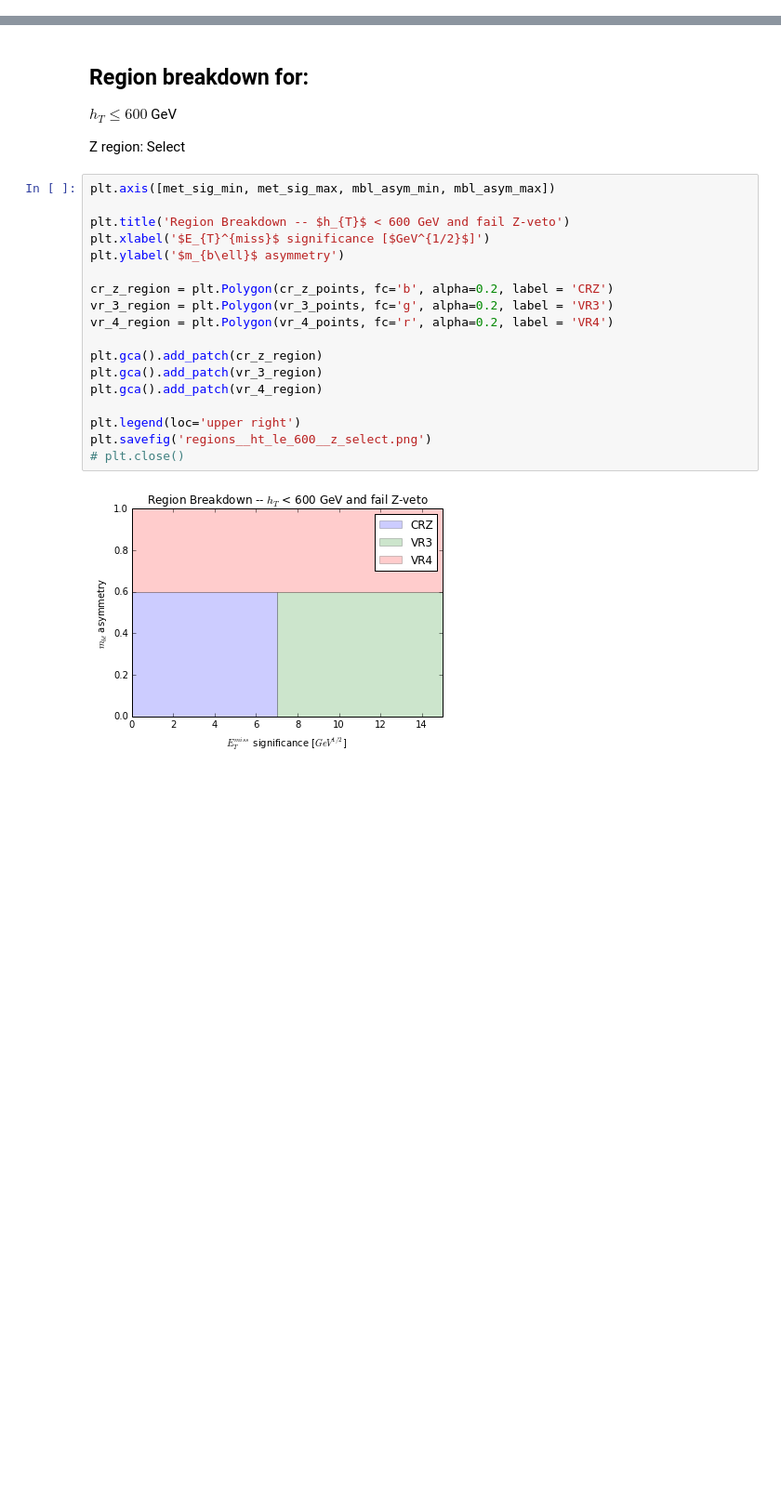
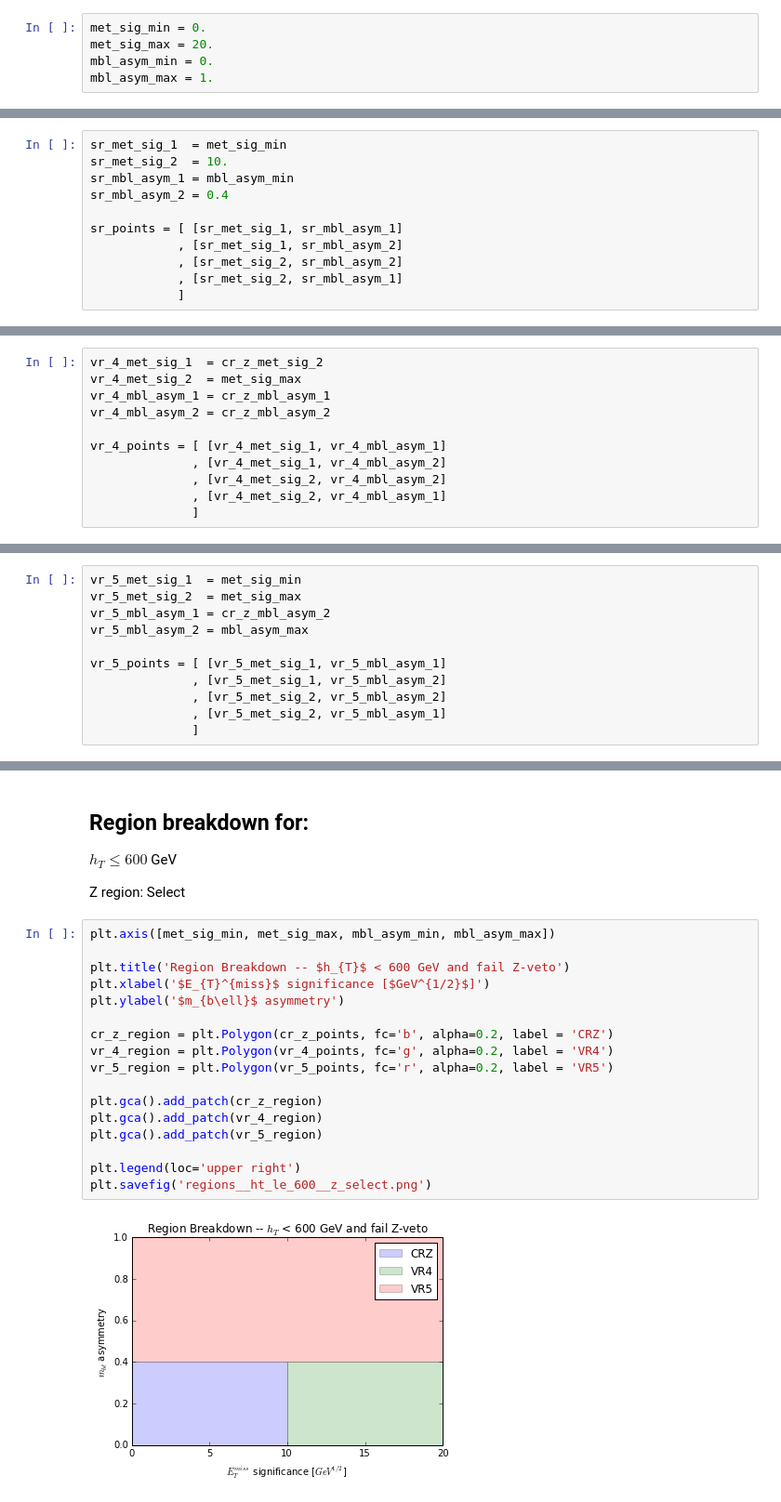
Before and after one commit to bdjackson/BMinusLSmallStudies, a Jupyter notebook: RegionPlots/DrawRegions.ipynb, the cells around one changed output, grey strips where cells are left out. Shown: that part at 93% size. Drawn from its saved outputs; the diff is of its cells as text; blank space fills up the shorter version.

```diff
--- a/RegionPlots/DrawRegions.ipynb
+++ b/RegionPlots/DrawRegions.ipynb
@@ -90,0 +6,5 @@ vr_4_points = [ [vr_4_met_sig_1, vr_4_mbl_asym_1]
+# %%
+met_sig_min = 0.
+met_sig_max = 20.
+mbl_asym_min = 0.
+mbl_asym_max = 1.
@@ -90,0 +18,11 @@ vr_4_points = [ [vr_4_met_sig_1, vr_4_mbl_asym_1]
+# %%
+sr_met_sig_1  = met_sig_min
+sr_met_sig_2  = 10.
+sr_mbl_asym_1 = mbl_asym_min
+sr_mbl_asym_2 = 0.4
+
+sr_points = [ [sr_met_sig_1, sr_mbl_asym_1]
+            , [sr_met_sig_1, sr_mbl_asym_2]
+            , [sr_met_sig_2, sr_mbl_asym_2]
+            , [sr_met_sig_2, sr_mbl_asym_1]
+            ]
@@ -90,0 +133,11 @@ vr_4_points = [ [vr_4_met_sig_1, vr_4_mbl_asym_1]
+# %%
+vr_4_met_sig_1  = cr_z_met_sig_2
+vr_4_met_sig_2  = met_sig_max
+vr_4_mbl_asym_1 = cr_z_mbl_asym_1
+vr_4_mbl_asym_2 = cr_z_mbl_asym_2
+
+vr_4_points = [ [vr_4_met_sig_1, vr_4_mbl_asym_1]
+              , [vr_4_met_sig_1, vr_4_mbl_asym_2]
+              , [vr_4_met_sig_2, vr_4_mbl_asym_2]
+              , [vr_4_met_sig_2, vr_4_mbl_asym_1]
+              ]
@@ -91,3 +150,14 @@ vr_4_points = [ [vr_4_met_sig_1, vr_4_mbl_asym_1]
+# %%
+vr_5_met_sig_1  = met_sig_min
+vr_5_met_sig_2  = met_sig_max
+vr_5_mbl_asym_1 = cr_z_mbl_asym_2
+vr_5_mbl_asym_2 = mbl_asym_max
+
+vr_5_points = [ [vr_5_met_sig_1, vr_5_mbl_asym_1]
+              , [vr_5_met_sig_1, vr_5_mbl_asym_2]
+              , [vr_5_met_sig_2, vr_5_mbl_asym_2]
+              , [vr_5_met_sig_2, vr_5_mbl_asym_1]
+              ]
 # %% [markdown]
 Region breakdown for:
 ---------------------
@@ -145,20 +217,19 @@ Z region: Select
 # %%
 plt.axis([met_sig_min, met_sig_max, mbl_asym_min, mbl_asym_max])
 
 plt.title('Region Breakdown -- $h_{T}$ < 600 GeV and fail Z-veto')
 plt.xlabel('$E_{T}^{miss}$ significance [$GeV^{1/2}$]')
 plt.ylabel('$m_{b\ell}$ asymmetry')
 
 cr_z_region = plt.Polygon(cr_z_points, fc='b', alpha=0.2, label = 'CRZ')
-vr_3_region = plt.Polygon(vr_3_points, fc='g', alpha=0.2, label = 'VR3')
-vr_4_region = plt.Polygon(vr_4_points, fc='r', alpha=0.2, label = 'VR4')
+vr_4_region = plt.Polygon(vr_4_points, fc='g', alpha=0.2, label = 'VR4')
+vr_5_region = plt.Polygon(vr_5_points, fc='r', alpha=0.2, label = 'VR5')
 
 plt.gca().add_patch(cr_z_region)
-plt.gca().add_patch(vr_3_region)
 plt.gca().add_patch(vr_4_region)
+plt.gca().add_patch(vr_5_region)
 
 plt.legend(loc='upper right')
 plt.savefig('regions__ht_le_600__z_select.png')
-# plt.close()
 # %% [output]
-[figure, old version]
+[figure, new version]
```
Also changed, not shown: parts of 17 cells of this notebook.
